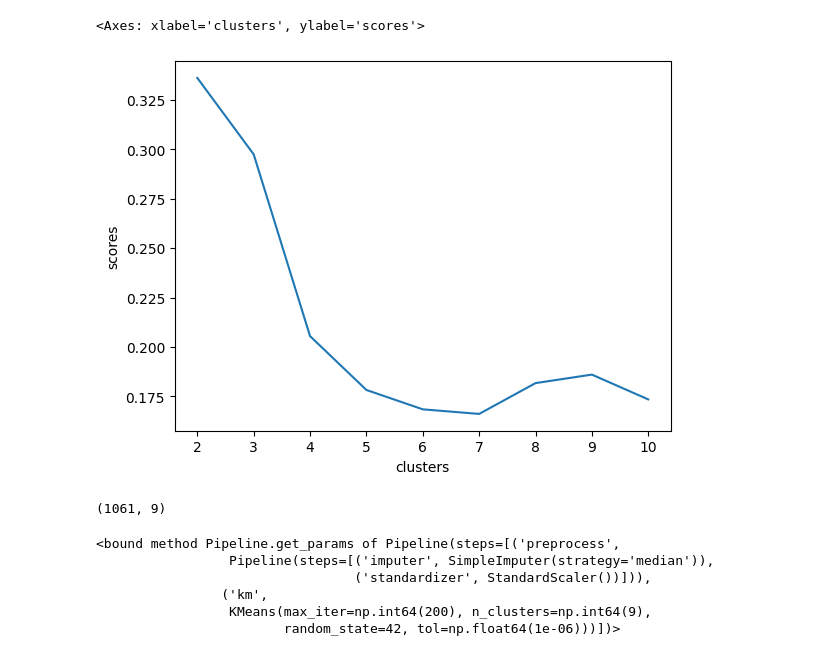
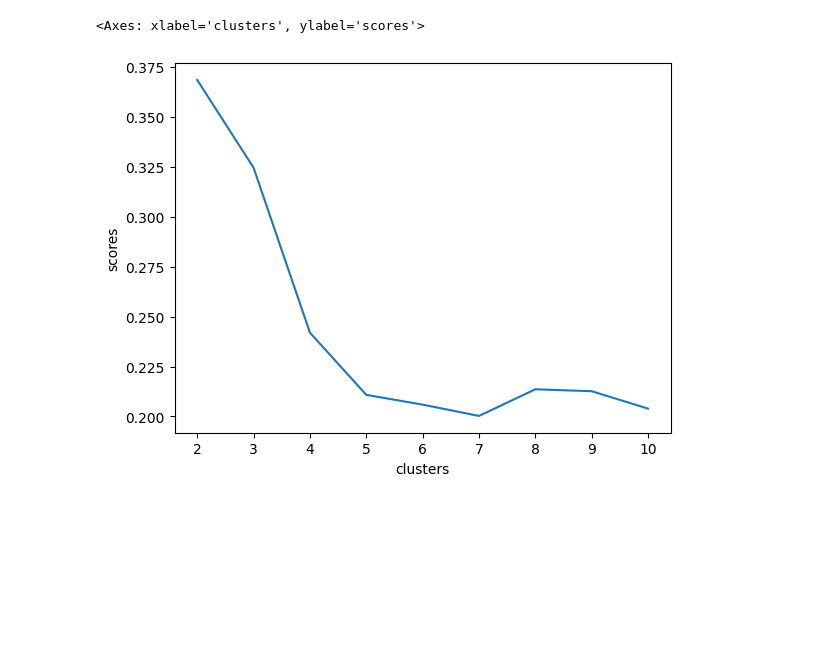
Before and after one commit to loganmoser/Fantasy-Football-ML-Project, a Jupyter notebook: model_building.ipynb, the cells around one changed output. Saved outputs shown, nothing was run; the diff lists cells and outputs as text; code cells hidden in the pictures; blank space fills up the shorter version.

Commit message:
add pca before kmeans for better silhouette scores

```diff
--- a/model_building.ipynb
+++ b/model_building.ipynb
@@ -181,37 +182,25 @@ rf_predictions = build_baseline_model(X_train, X_test, y_train, y_test, "rf", Gr
 # %%
 # Find best number of clusters for kmeans
 scores = []
 num_clusters = np.arange(2,11)
 models = []
-X_copy = num_pipeline.transform(X)
+X_copy = num_pipeline.fit_transform(X)
+X_copy = PCA(n_components=0.90).fit_transform(X_copy)
 
 for n in num_clusters:
     kmeans = KMeans(n_clusters=n, n_init=10, random_state=42)
     kmeans.fit(X_copy)
     models.append(kmeans)
     scores.append(silhouette_score(X_copy, kmeans.labels_))
 
 scores_df = pl.DataFrame({ "clusters": num_clusters, "scores": scores, "models": models})
 
-best_model = scores_df.sort("scores", descending=True)["models"][1] # This is our best model that will give us the clusters
+best_model = scores_df.sort("scores", descending=True)["models"][0] # This is our best model that will give us the clusters
 
-distances = best_model.transform(X) # Final model predictions that will be used as a feature
+distances = best_model.transform(X_copy) # Final model predictions that will be used as a feature
 
-sns.lineplot(data=scores_df, x="clusters", y="scores")
+sns.lineplot(data=scores_df[["clusters", "scores"]], x="clusters", y="scores")
 # %% [output]
 <Axes: xlabel='clusters', ylabel='scores'>
-[figure, old version]
+[figure, new version]
-# %%
-best_clusters.shape
-# %% [output]
-(1061, 9)
-# %%
-best_kmeans.get_params
-# %% [output]
-<bound method Pipeline.get_params of Pipeline(steps=[('preprocess',
-                 Pipeline(steps=[('imputer', SimpleImputer(strategy='median')),
-                                 ('standardizer', StandardScaler())])),
-                ('km',
-                 KMeans(max_iter=np.int64(200), n_clusters=np.int64(9),
-                        random_state=42, tol=np.float64(1e-06)))])>
 # %%
```
Also changed, not shown: parts of 7 cells of this notebook.
